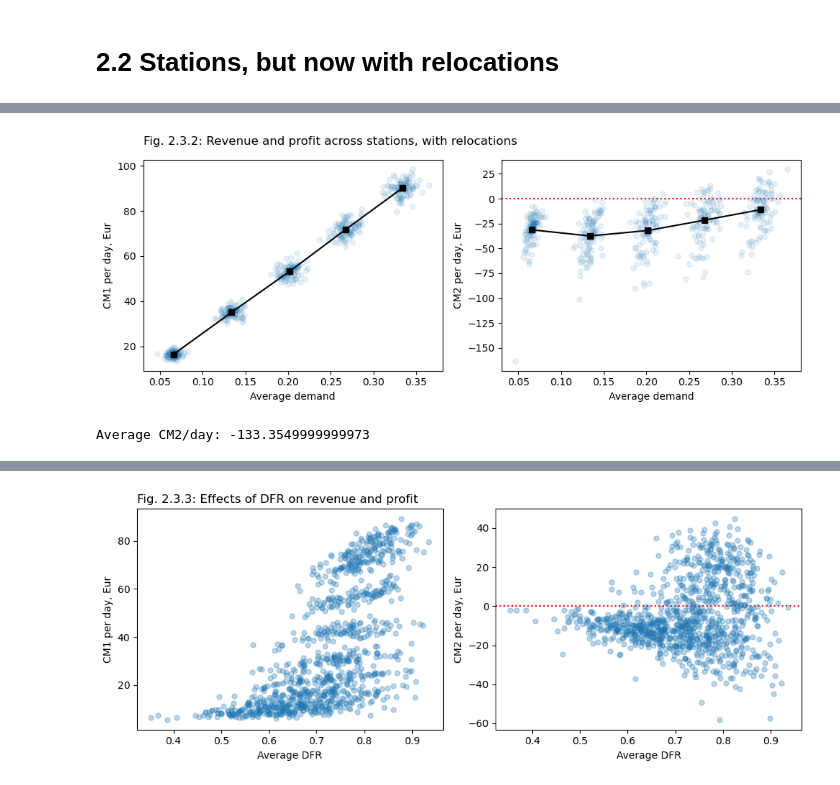
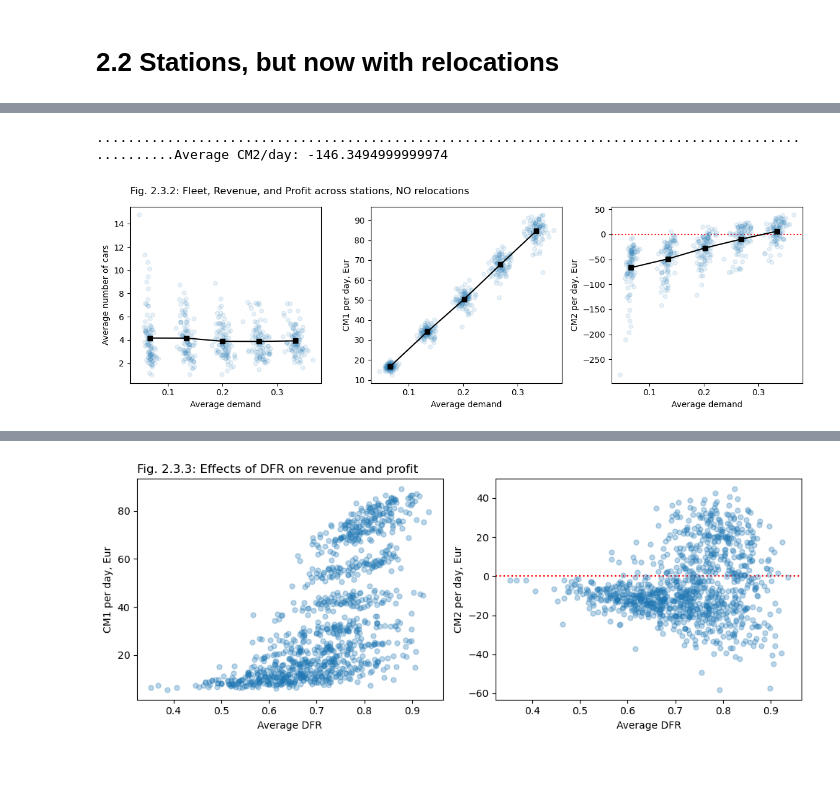
Before and after one commit to khakhalin/carsharing101, a Jupyter notebook: scripts/02relos_02stations.ipynb, the cells around one changed output, grey strips where cells are left out. Cells and saved outputs as stored; diff of their text form; code cells hidden in the pictures.

```diff
--- a/scripts/02relos_02stations.ipynb
+++ b/scripts/02relos_02stations.ipynb
@@ -155,16 +129,24 @@ def flatten_outputs(out, cfg):
     out.flat_cm2 = out.flat_cm1 - out.average_cars.flatten()*cfg.cm2_factor
     return None
 
-def cm1_and_cm2_pic(out, title):
-    plt.figure(figsize=(10,4));
-    plt.subplot(121)
+def relo_effect_pic(out, cfg, title):
+    plt.figure(figsize=(12,4));
+
+    plt.subplot(131)
     plt.title(title, loc='left', pad=15)
+    plt.plot(out.n_apps.flatten()/cfg.n_steps_per_experiment,
+         out.average_cars.flatten(), '.', alpha=0.1, markersize=10)
+    plt.plot(cfg.demand, out.average_cars.mean(axis=0), 'ks-')
+    plt.xlabel("Average demand")
+    plt.ylabel("Average number of cars");
+
+    plt.subplot(132)
     plt.plot(out.flat_demand, out.flat_cm1, '.', alpha=0.1, markersize=10)
     plt.plot(out.n_apps.mean(axis=0)/cfg.n_steps_per_experiment, out.cm1.mean(axis=0)*cfg.cm1_factor, 'ks-')
     plt.xlabel("Average demand")
     plt.ylabel("CM1 per day, Eur");
 
-    plt.subplot(122)
+    plt.subplot(133)
     plt.axhline(0, color='red', linestyle=':')
     plt.plot(out.flat_demand, out.flat_cm2, '.', alpha=0.1, markersize=10)
     plt.plot(
@@ -174,13 +156,17 @@ def cm1_and_cm2_pic(out, title):
     plt.ylabel("CM2 per day, Eur");
 
     plt.tight_layout()
+    print("Average CM2/day:", out.flat_cm2.sum()/cfg.n_experiments)
 
-flatten_outputs(out, cfg)
-cm1_and_cm2_pic(out, title="Fig. 2.3.2: Revenue and profit across stations, with relocations")
-plt.savefig(f"../figures/02relos_03stations_02financials.svg", dpi=300)
+print("Done")
-# %% [output]
-[figure, removed]
-# %%
-print("Average CM2/day:", out.flat_cm2.sum()/cfg.n_experiments)
-# %% [output]
-Average CM2/day: -133.3549999999973
+# %%
+# Sxperiment 1 : Stations, no relos
+cfg = get_config('stations')
+cfg.relo_period = 1e9  # Never relocate, basically
+out = run_model(cfg)
+flatten_outputs(out, cfg)
+relo_effect_pic(out, cfg, title="Fig. 2.3.2: Fleet, Revenue, and Profit across stations, NO relocations")
+plt.savefig(f"../figures/02relos_03stations_01norelos.svg", dpi=300)
+# %% [output]
+....................................................................................................Average CM2/day: -146.3494999999974
+[figure, added]
```
Also changed, not shown: parts of 5 cells of this notebook, 9 other files.
